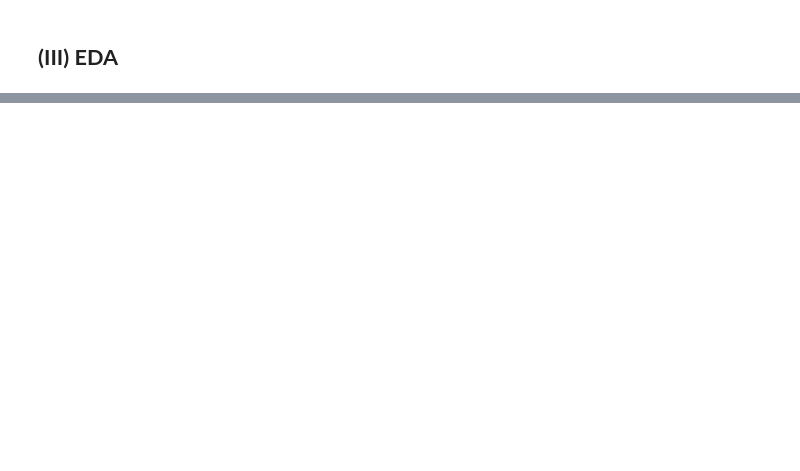
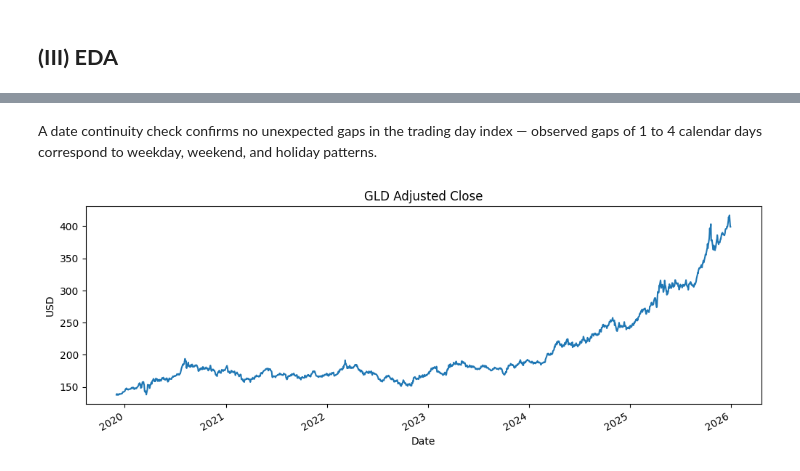
Before and after one commit to jade-lam/CQF, a Jupyter notebook: CQF_Exam_3.ipynb, the cells around one changed output, grey strips where cells are left out. Drawn from its saved outputs; the diff is of its cells as text; code cells hidden in the pictures; blank space fills up the shorter version.

```diff
--- a/CQF_Exam_3.ipynb
+++ b/CQF_Exam_3.ipynb
@@ -537,3 +538,9 @@ Descriptive stats:
 df_merged.to_csv(os.path.join(SAVE_PATH, 'cleaned_merged.csv'))
 # %% [markdown]
 ## **(III) EDA**
+# %%
+df = pd.read_csv('/content/drive/MyDrive/Colab Notebooks/CQF/data/cleaned_merged.csv', index_col=0, parse_dates=True)
+print(f"Shape: {df.shape}")
+print(f"Date range: {df.index.min()} to {df.index.max()}")
+print(f"Missing values: {df.isnull().sum().sum()}")
+df.head()
@@ -539,0 +599,9 @@ df_merged.to_csv(os.path.join(SAVE_PATH, 'cleaned_merged.csv'))
+# %% [markdown]
+A date continuity check confirms no unexpected gaps in the trading day index — observed gaps of 1 to 4 calendar days correspond to weekday, weekend, and holiday patterns.
+# %%
+# GLD price history
+df['GLD_Close'].plot(figsize=(12, 4), title='GLD Adjusted Close')
+plt.ylabel('USD')
+plt.show()
+# %% [output]
+[figure, added]
```
Also changed, not shown: parts of 13 cells of this notebook.
